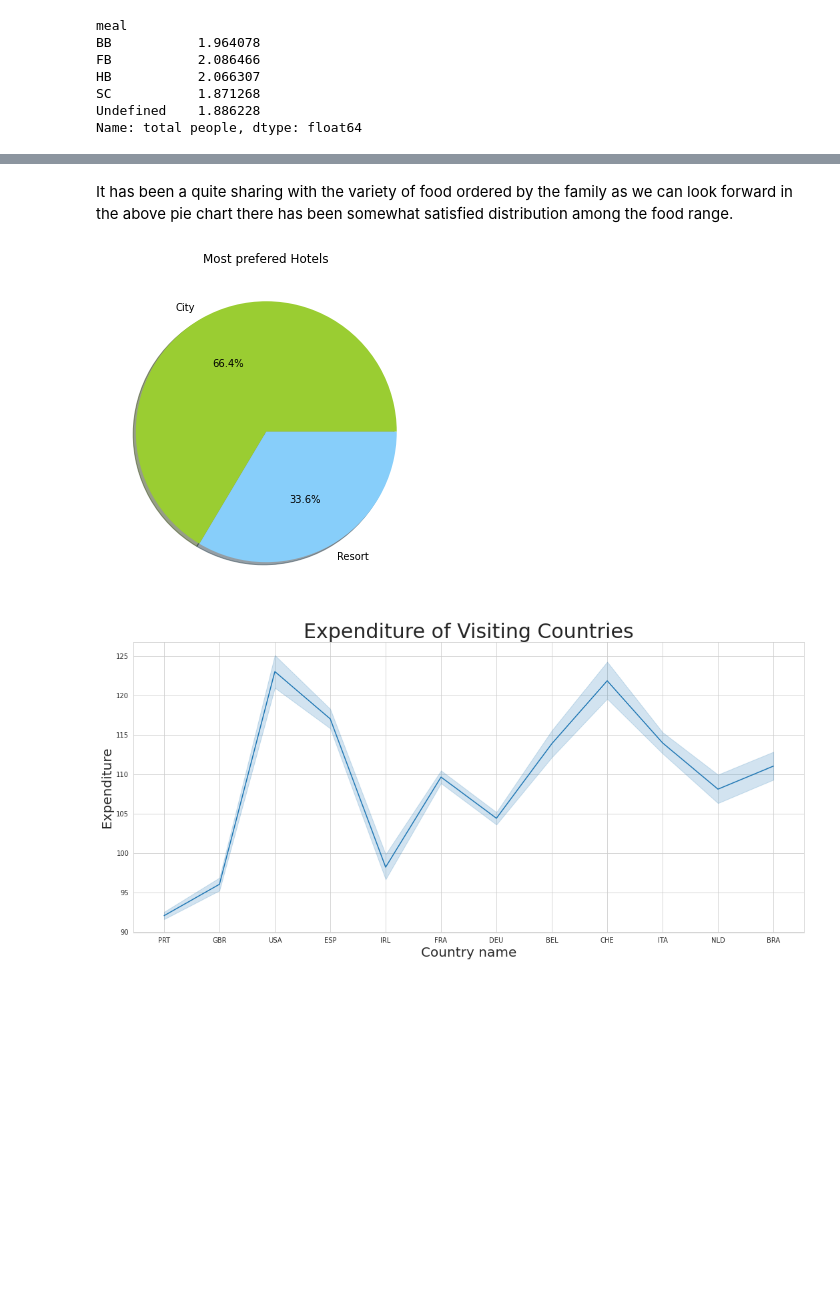
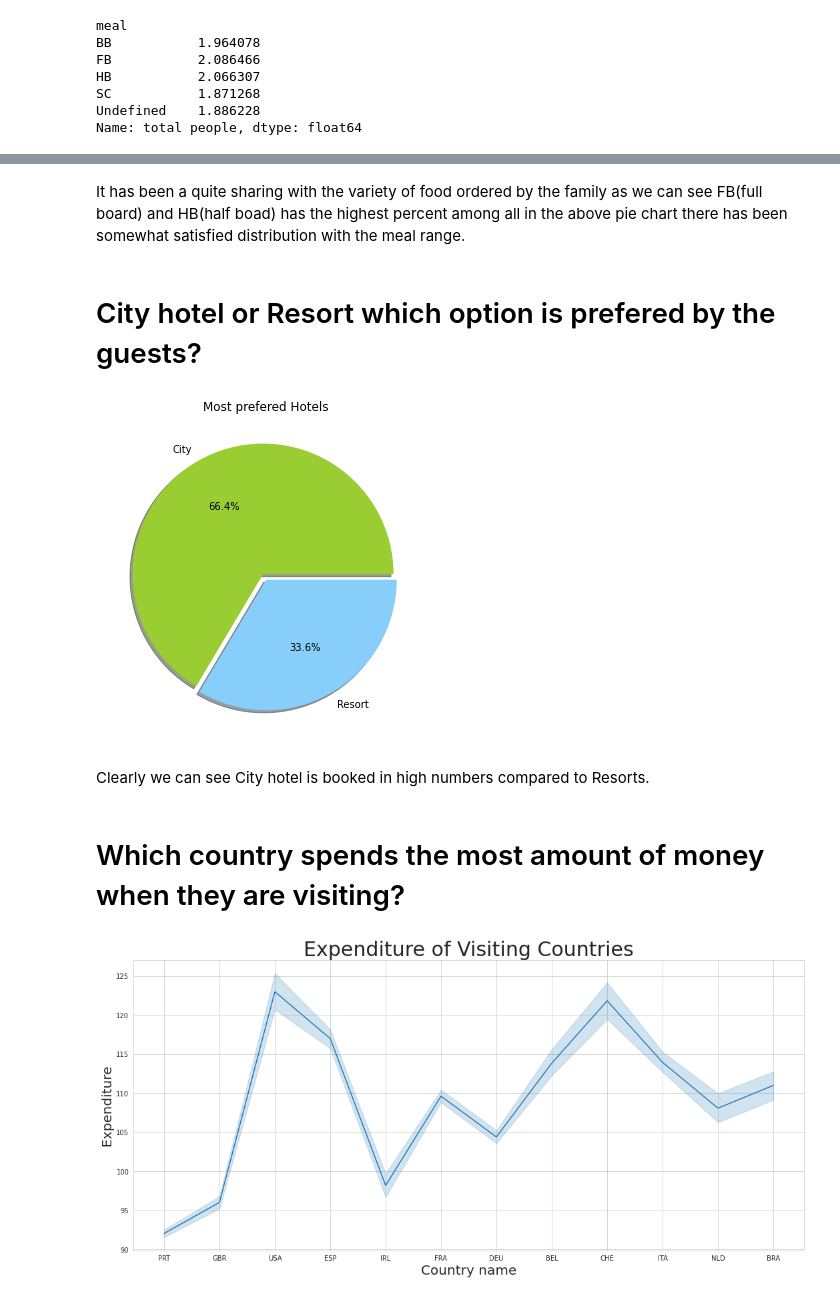
Before and after one commit to ritik1804k/Hotel-Booking-Analysis-, a Jupyter notebook: Hotel_Booking_Analysis_Capstone_Project.ipynb, the cells around one changed output, grey strips where cells are left out. Saved outputs shown, nothing was run; the diff lists cells and outputs as text; code cells hidden in the pictures; blank space fills up the shorter version.

```diff
--- a/Hotel_Booking_Analysis_Capstone_Project.ipynb
+++ b/Hotel_Booking_Analysis_Capstone_Project.ipynb
@@ -272,14 +275,21 @@ plt.show()
 # %% [markdown]
-It has been a quite sharing with the variety of food ordered by the family as we can look forward in the above pie chart there has been somewhat satisfied distribution  among the food range.
+It has been a quite sharing with the variety of food ordered by the family as we can see FB(full board) and HB(half boad) has the highest percent among all in the above pie chart there has been somewhat satisfied distribution with the meal range.
+# %% [markdown]
+# City hotel or Resort which option is prefered by the guests?
 # %%
-# pie chart of most prefered hotel
+# pie chart showing the most prefered hotel
 most_prefered_hotel = hotel_df[['hotel']].value_counts()
 label1 = ['City','Resort']
-plt.pie(most_prefered_hotel,labels=label1,colors=['yellowgreen','lightskyblue'],autopct='%1.1f%%',shadow=True)
+explode=(0.05,0)
+plt.pie(most_prefered_hotel,labels=label1,colors=['yellowgreen','lightskyblue'],autopct='%1.1f%%',shadow=True,explode=explode)
 plt.title('Most prefered Hotels')
 plt.show()
 # %% [output]
-[figure, old version]
+[figure, new version]
+# %% [markdown]
+Clearly we can see City hotel is booked in high numbers compared to Resorts.
+# %% [markdown]
+#  Which country spends the most amount of money when they are visiting?
 # %%
 #in this we can see that which country spends the most amount of money when they are visiting
 
```
Also changed, not shown: parts of 16 cells of this notebook.
